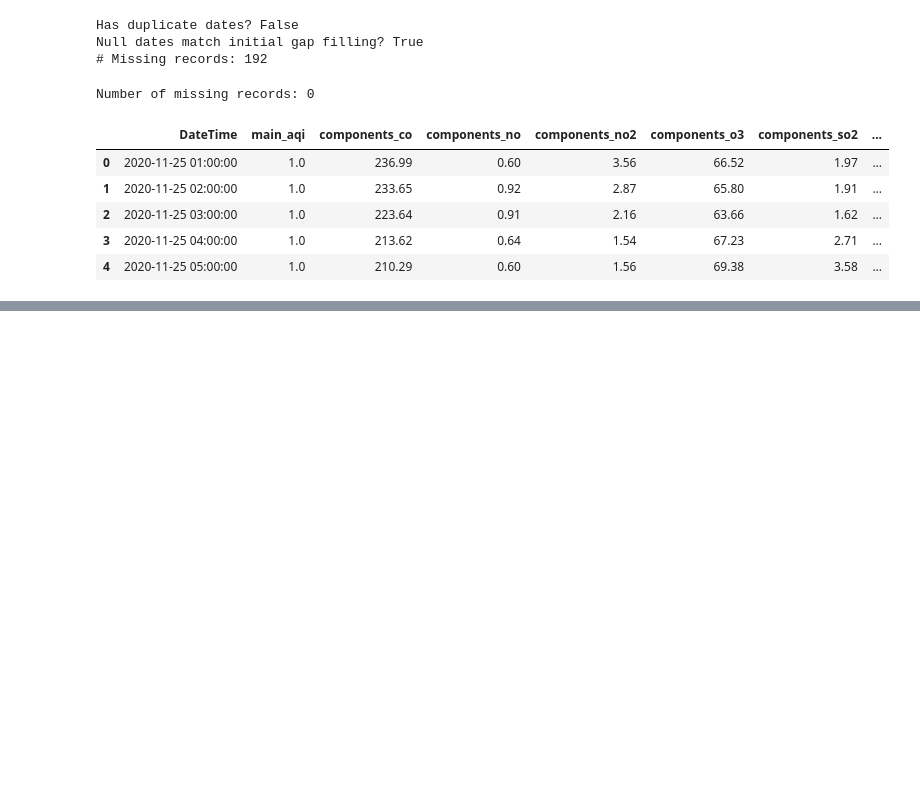
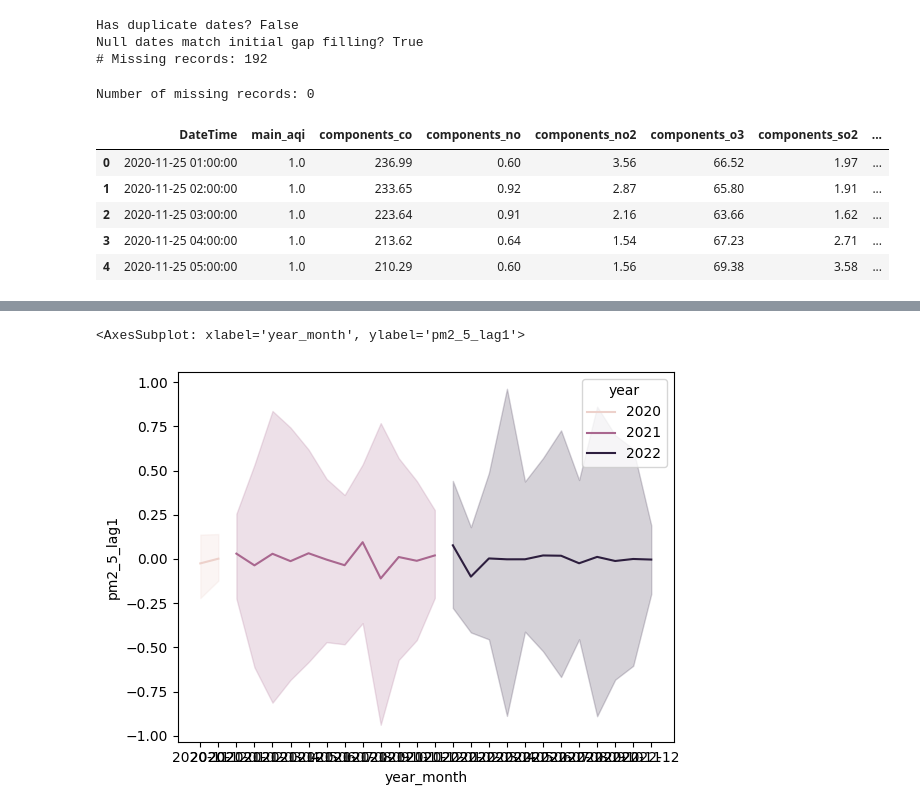
Before and after one commit to sashkaw/predict-aqi, a Jupyter notebook: api_model.ipynb, the cells around one changed output, grey strips where cells are left out. Cells and saved outputs as stored; diff of their text form; code cells hidden in the pictures; blank space fills up the shorter version.

```diff
--- a/api_model.ipynb
+++ b/api_model.ipynb
@@ -427,0 +343,23 @@ print(yhat)
+# %%
+# Transform time series to stationary:
+# Create a differenced series to remove any increasing trend
+def difference(dataset, interval=1):
+    diff = [None] * interval # Start with null value(s) so length matches the other data frames
+    # Iterate through 1 - n records
+    for i in range(interval, len(dataset)):
+        # Calculate difference between current and timestep and past timestep
+        value = dataset[i] - dataset[i - interval]
+        diff.append(value)
+
+    return pd.Series(diff)
+
+aq_differenced = difference(dataset=aq_by_month['components_pm2_5'])
+
+# Add the differenced data back to the original data frame
+aq_by_month['pm2_5_lag1'] = aq_differenced
+
+# Plot the differenced data over time
+sns.lineplot(x=aq_by_month['year_month'], y=aq_by_month['pm2_5_lag1'], hue=aq_by_month['year'])
+# %% [output]
+<AxesSubplot: xlabel='year_month', ylabel='pm2_5_lag1'>
+[figure, added]
```
Also changed, not shown: parts of 15 cells of this notebook.
